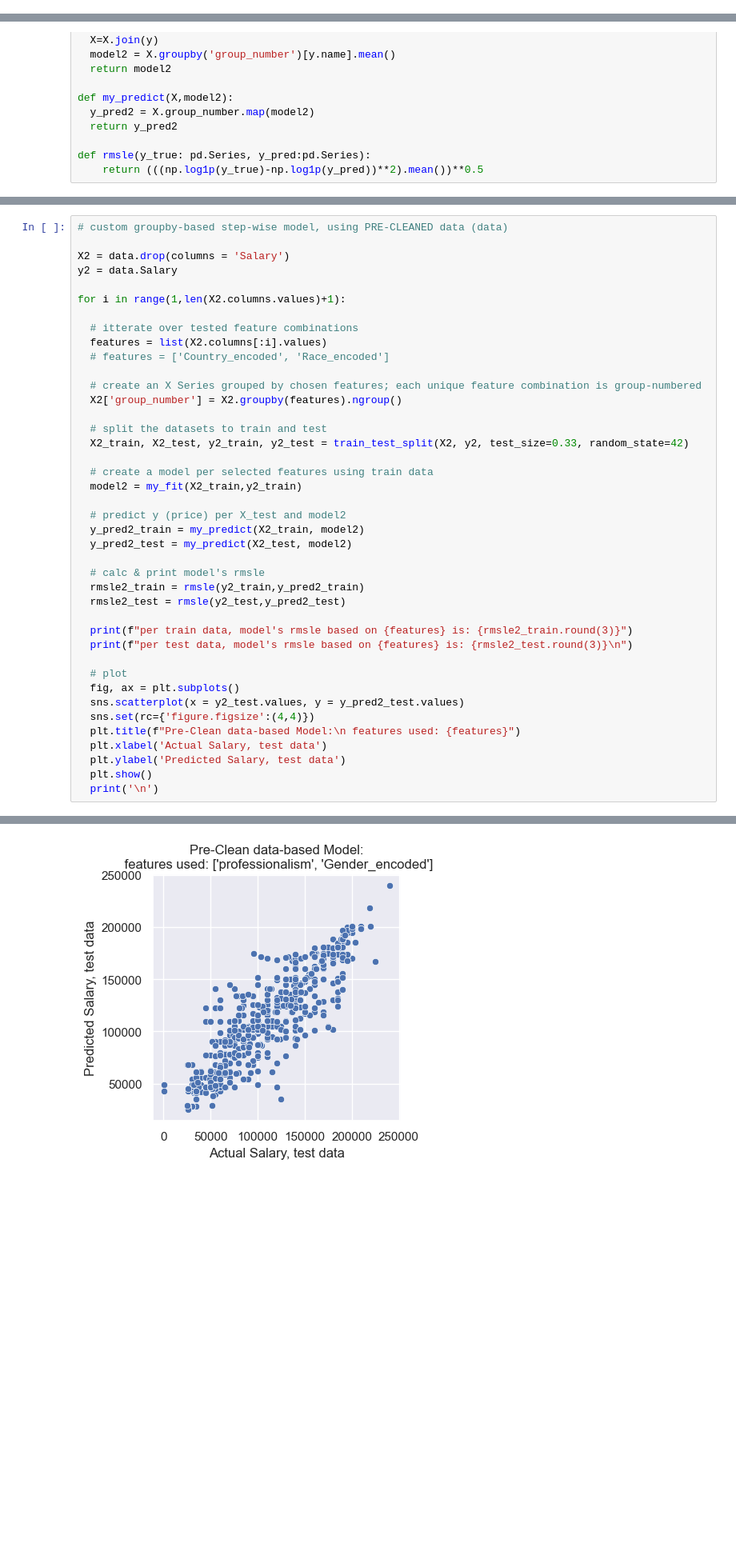
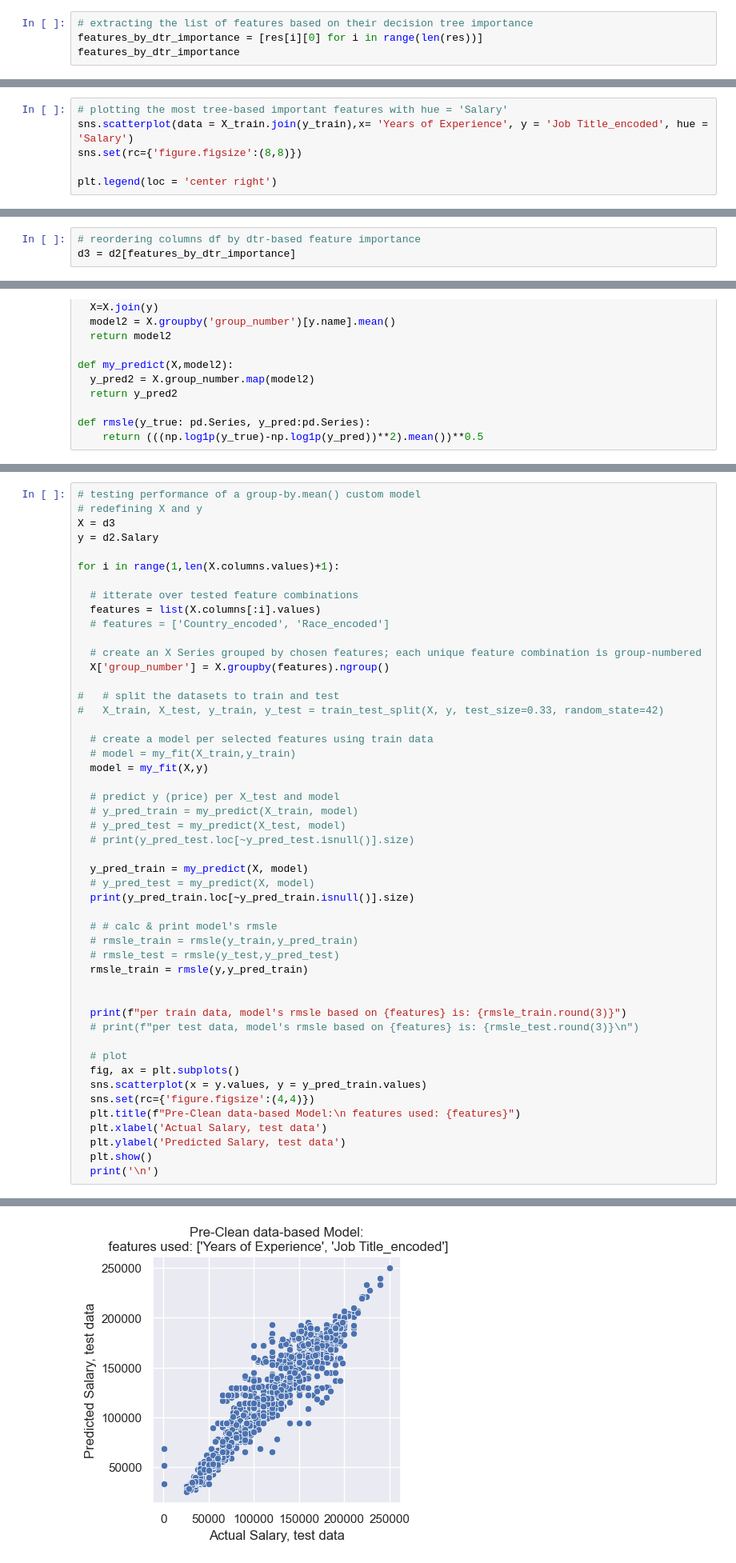
Before and after one commit to Oren-BenA/Regression_project, a Jupyter notebook: EDA.ipynb, the cells around one changed output, grey strips where cells are left out. Shown at 80% size. Saved outputs shown, nothing was run; the diff lists cells and outputs as text; blank space fills up the shorter version.

```diff
--- a/EDA.ipynb
+++ b/EDA.ipynb
@@ -157,0 +128,4 @@ sns.set(rc={'figure.figsize':(6,6)})
+# %%
+# extracting the list of features based on their decision tree importance
+features_by_dtr_importance = [res[i][0] for i in range(len(res))]
+features_by_dtr_importance
@@ -157,0 +142,6 @@ sns.set(rc={'figure.figsize':(6,6)})
+# %%
+# plotting the most tree-based important features with hue = 'Salary'
+sns.scatterplot(data = X_train.join(y_train),x= 'Years of Experience', y = 'Job Title_encoded', hue = 'Salary')
+sns.set(rc={'figure.figsize':(8,8)})
+
+plt.legend(loc = 'center right')
@@ -158,3 +151,6 @@ sns.set(rc={'figure.figsize':(6,6)})
+# %%
+# reordering columns df by dtr-based feature importance
+d3 = d2[features_by_dtr_importance]
 # %%
 from sklearn.metrics import mean_squared_error as mse
 
@@ -172,38 +184,46 @@ def rmsle(y_true: pd.Series, y_pred:pd.Series):
 # %%
-# custom groupby-based step-wise model, using PRE-CLEANED data (data)
+# testing performance of a group-by.mean() custom model
+# redefining X and y
+X = d3
+y = d2.Salary
 
-X2 = data.drop(columns = 'Salary')
-y2 = data.Salary
-
-for i in range(1,len(X2.columns.values)+1):
+for i in range(1,len(X.columns.values)+1):
 
   # itterate over tested feature combinations
-  features = list(X2.columns[:i].values)
+  features = list(X.columns[:i].values)
   # features = ['Country_encoded', 'Race_encoded']
 
   # create an X Series grouped by chosen features; each unique feature combination is group-numbered
-  X2['group_number'] = X2.groupby(features).ngroup()
+  X['group_number'] = X.groupby(features).ngroup()
 
-  # split the datasets to train and test
-  X2_train, X2_test, y2_train, y2_test = train_test_split(X2, y2, test_size=0.33, random_state=42)
+#   # split the datasets to train and test
+#   X_train, X_test, y_train, y_test = train_test_split(X, y, test_size=0.33, random_state=42)
 
   # create a model per selected features using train data
-  model2 = my_fit(X2_train,y2_train)
+  # model = my_fit(X_train,y_train)
+  model = my_fit(X,y)
 
-  # predict y (price) per X_test and model2
-  y_pred2_train = my_predict(X2_train, model2)
-  y_pred2_test = my_predict(X2_test, model2)
+  # predict y (price) per X_test and model
+  # y_pred_train = my_predict(X_train, model)
+  # y_pred_test = my_predict(X_test, model)
+  # print(y_pred_test.loc[~y_pred_test.isnull()].size)
 
-  # calc & print model's rmsle
-  rmsle2_train = rmsle(y2_train,y_pred2_train)
-  rmsle2_test = rmsle(y2_test,y_pred2_test)
+  y_pred_train = my_predict(X, model)
+  # y_pred_test = my_predict(X, model)
+  print(y_pred_train.loc[~y_pred_train.isnull()].size)
 
-  print(f"per train data, model's rmsle based on {features} is: {rmsle2_train.round(3)}")
-  print(f"per test data, model's rmsle based on {features} is: {rmsle2_test.round(3)}\n")
+  # # calc & print model's rmsle
+  # rmsle_train = rmsle(y_train,y_pred_train)
+  # rmsle_test = rmsle(y_test,y_pred_test)
+  rmsle_train = rmsle(y,y_pred_train)
+
+
+  print(f"per train data, model's rmsle based on {features} is: {rmsle_train.round(3)}")
+  # print(f"per test data, model's rmsle based on {features} is: {rmsle_test.round(3)}\n")
 
   # plot
   fig, ax = plt.subplots()
-  sns.scatterplot(x = y2_test.values, y = y_pred2_test.values)
+  sns.scatterplot(x = y.values, y = y_pred_train.values)
   sns.set(rc={'figure.figsize':(4,4)})
   plt.title(f"Pre-Clean data-based Model:\n features used: {features}")
   plt.xlabel('Actual Salary, test data')
@@ -219 +249 @@ per test data, model's rmsle based on ['professionalism', 'Gender_encoded'] is:
-[figure, old version]
+[figure, new version]
```
Also changed, not shown: parts of 26 cells of this notebook.
